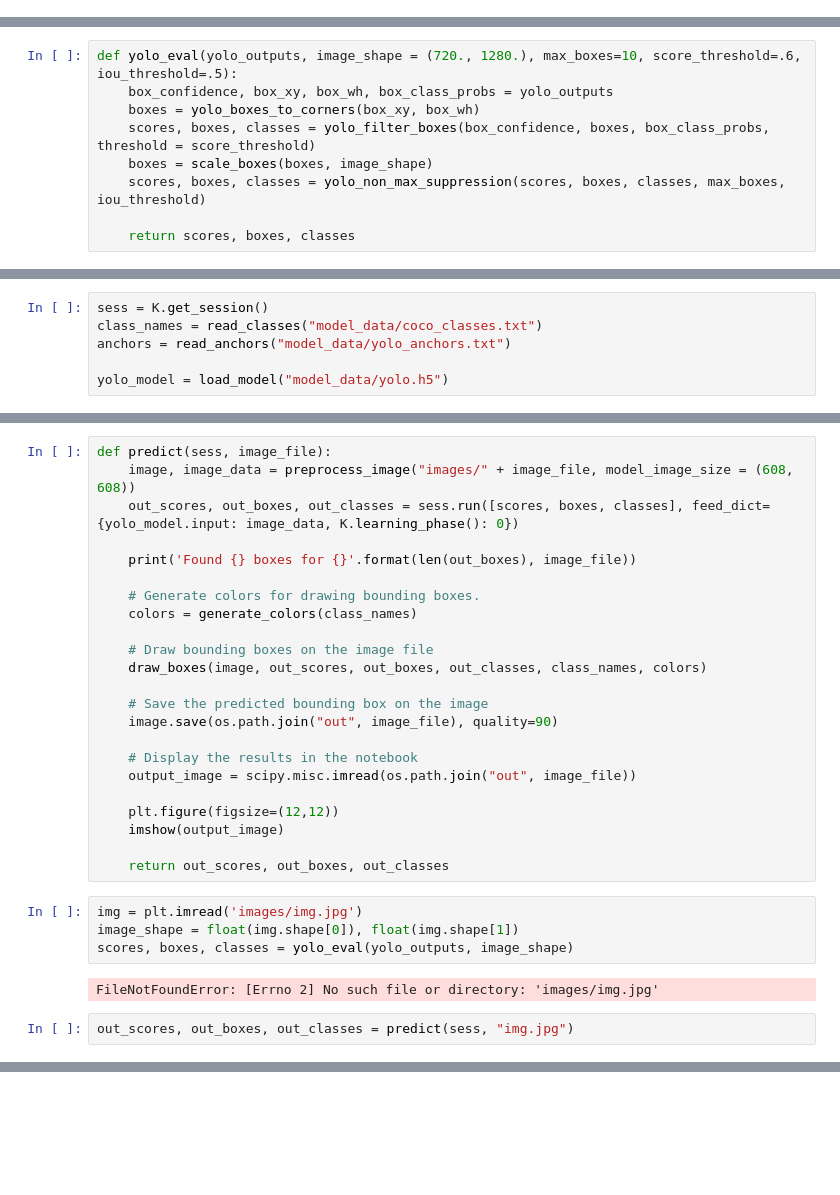
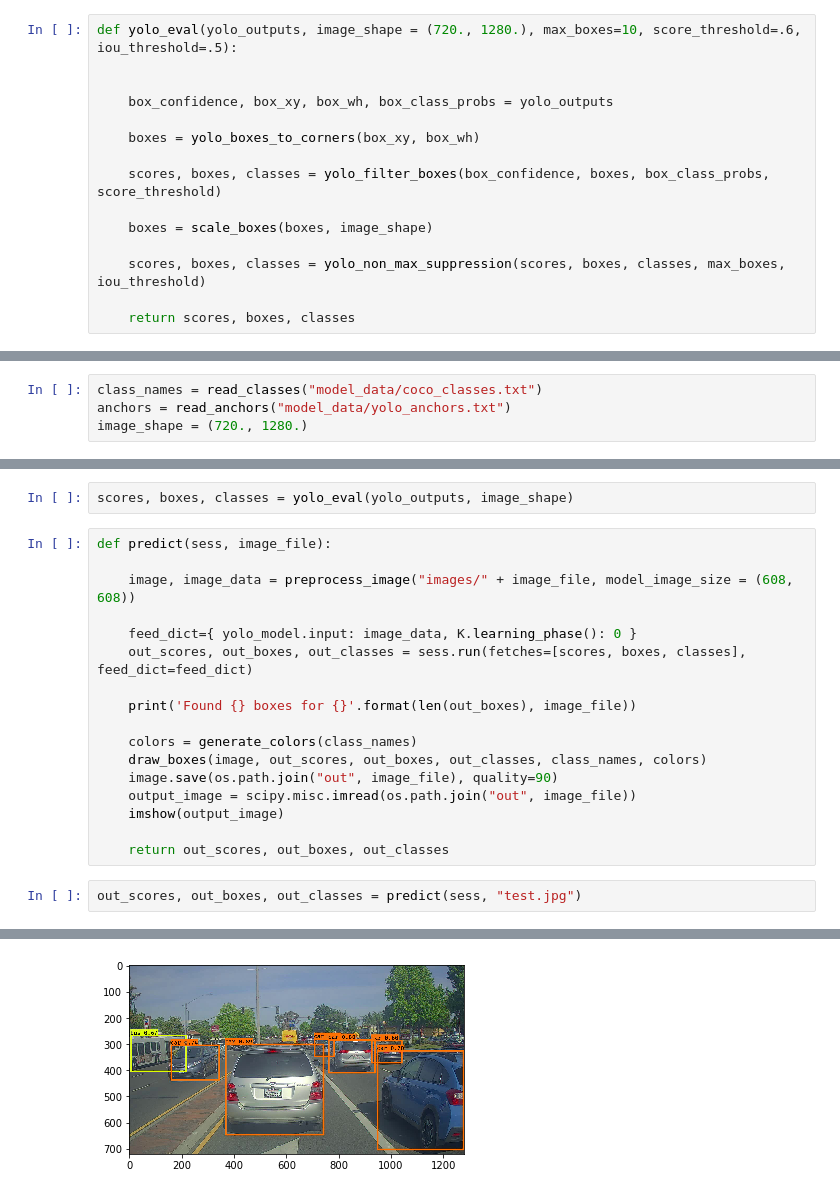
Before and after one commit to LIMON100/Deep-Learning, a Jupyter notebook: YOLO/object_detection1.ipynb, the cells around one changed output, grey strips where cells are left out. Cells and saved outputs as stored; diff of their text form; blank space fills up the shorter version.

Commit message:
detecting car using yolo

```diff
--- a/YOLO/object_detection1.ipynb
+++ b/YOLO/object_detection1.ipynb
@@ -55 +133,16 @@ def yolo_non_max_suppression(scores, boxes, classes, max_boxes = 10, iou_thresho
+# %%
+def yolo_eval(yolo_outputs, image_shape = (720., 1280.), max_boxes=10, score_threshold=.6, iou_threshold=.5):
+
+
+    box_confidence, box_xy, box_wh, box_class_probs = yolo_outputs
+
+    boxes = yolo_boxes_to_corners(box_xy, box_wh)
+
+    scores, boxes, classes = yolo_filter_boxes(box_confidence, boxes, box_class_probs, score_threshold)
+
+    boxes = scale_boxes(boxes, image_shape)
+
+    scores, boxes, classes = yolo_non_max_suppression(scores, boxes, classes, max_boxes, iou_threshold)
+
+    return scores, boxes, classes
 # %%
@@ -60,9 +167,0 @@ yolo_outputs = (tf.random.normal([19, 19, 5, 1], mean=1, stddev=4, seed = 1),
-# %%
-def yolo_eval(yolo_outputs, image_shape = (720., 1280.), max_boxes=10, score_threshold=.6, iou_threshold=.5):
-    box_confidence, box_xy, box_wh, box_class_probs = yolo_outputs
-    boxes = yolo_boxes_to_corners(box_xy, box_wh)
-    scores, boxes, classes = yolo_filter_boxes(box_confidence, boxes, box_class_probs, threshold = score_threshold)
-    boxes = scale_boxes(boxes, image_shape)
-    scores, boxes, classes = yolo_non_max_suppression(scores, boxes, classes, max_boxes, iou_threshold)
-
-    return scores, boxes, classes
@@ -80,6 +170,4 @@ AttributeError: module 'tensorflow' has no attribute 'Session'
 # %%
-sess = K.get_session()
 class_names = read_classes("model_data/coco_classes.txt")
 anchors = read_anchors("model_data/yolo_anchors.txt")
-
-yolo_model = load_model("model_data/yolo.h5")
+image_shape = (720., 1280.)
@@ -92,31 +200,22 @@ NameError: name 'yolo_model' is not defined
+# %%
+scores, boxes, classes = yolo_eval(yolo_outputs, image_shape)
 # %%
 def predict(sess, image_file):
+
     image, image_data = preprocess_image("images/" + image_file, model_image_size = (608, 608))
-    out_scores, out_boxes, out_classes = sess.run([scores, boxes, classes], feed_dict={yolo_model.input: image_data, K.learning_phase(): 0})
+
+    feed_dict={ yolo_model.input: image_data, K.learning_phase(): 0 }
+    out_scores, out_boxes, out_classes = sess.run(fetches=[scores, boxes, classes], feed_dict=feed_dict)
 
     print('Found {} boxes for {}'.format(len(out_boxes), image_file))
 
-    # Generate colors for drawing bounding boxes.
     colors = generate_colors(class_names)
-
-    # Draw bounding boxes on the image file
     draw_boxes(image, out_scores, out_boxes, out_classes, class_names, colors)
-
-    # Save the predicted bounding box on the image
     image.save(os.path.join("out", image_file), quality=90)
-
-    # Display the results in the notebook
     output_image = scipy.misc.imread(os.path.join("out", image_file))
-
-    plt.figure(figsize=(12,12))
     imshow(output_image)
 
     return out_scores, out_boxes, out_classes
-# %%
-img = plt.imread('images/img.jpg')
-image_shape = float(img.shape[0]), float(img.shape[1])
-scores, boxes, classes = yolo_eval(yolo_outputs, image_shape)
-# %% [output]
-FileNotFoundError: [Errno 2] No such file or directory: 'images/img.jpg'
 # %%
-out_scores, out_boxes, out_classes = predict(sess, "img.jpg")
+out_scores, out_boxes, out_classes = predict(sess, "test.jpg")
+# %% [output]
@@ -122,0 +230 @@ out_scores, out_boxes, out_classes = predict(sess, "img.jpg")
+[figure, added]
```
Also changed, not shown: parts of 17 cells of this notebook.
